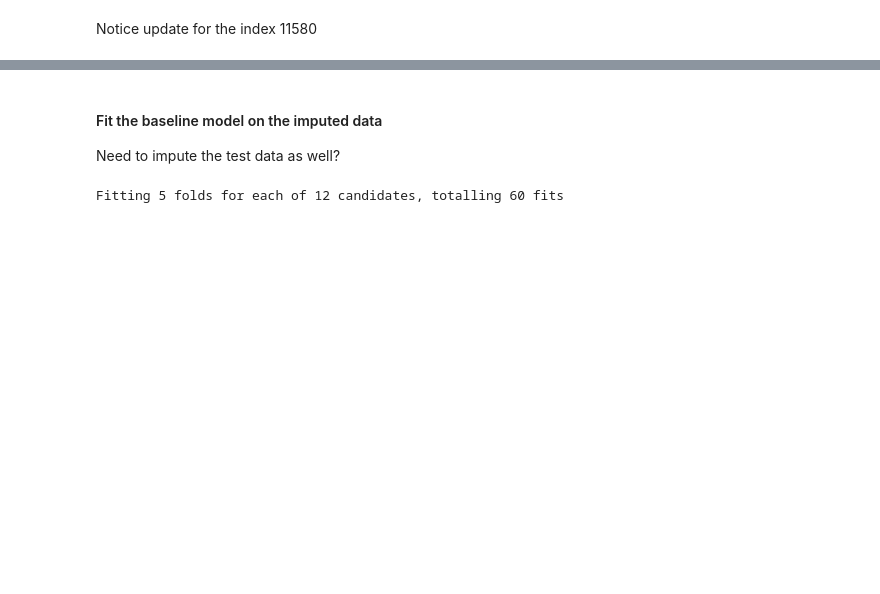
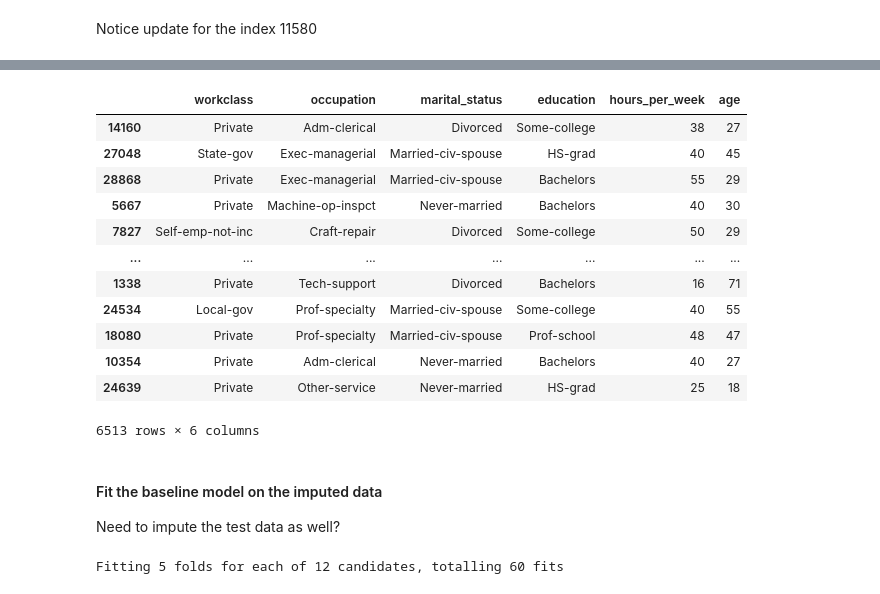
Before and after one commit to SharmaRupali/jenga, a Jupyter notebook: experiment-jenga-datawig.ipynb, the cells around one changed output, grey strips where cells are left out. Cells and saved outputs as stored; diff of their text form; code cells hidden in the pictures; blank space fills up the shorter version.

```diff
--- a/experiment-jenga-datawig.ipynb
+++ b/experiment-jenga-datawig.ipynb
@@ -322,4 +335,23 @@ train_dat_imputed
 26048 rows × 6 columns
+# %%
+## impute the test data for missing values in "workclass" and "occupation"
+test_dat_imputed = impute_dat(test_dat, ["workclass", "occupation"],[workclass_imputer, occupation_imputer])
+# %%
+test_dat_imputed
+# %% [output]
+|  | workclass | occupation | marital_status | education | hours_per_week | age |
+| 14160 | Private | Adm-clerical | Divorced | Some-college | 38 | 27 |
+| 27048 | State-gov | Exec-managerial | Married-civ-spouse | HS-grad | 40 | 45 |
+| 28868 | Private | Exec-managerial | Married-civ-spouse | Bachelors | 55 | 29 |
+| 5667 | Private | Machine-op-inspct | Never-married | Bachelors | 40 | 30 |
+| 7827 | Self-emp-not-inc | Craft-repair | Divorced | Some-college | 50 | 29 |
+| ... | ... | ... | ... | ... | ... | ... |
+| 1338 | Private | Tech-support | Divorced | Bachelors | 16 | 71 |
+| 24534 | Local-gov | Prof-specialty | Married-civ-spouse | Some-college | 40 | 55 |
+| 18080 | Private | Prof-specialty | Married-civ-spouse | Prof-school | 48 | 47 |
+| 10354 | Private | Adm-clerical | Never-married | Bachelors | 40 | 27 |
+| 24639 | Private | Other-service | Never-married | HS-grad | 25 | 18 |
+6513 rows × 6 columns
 # %% [markdown]
 #### Fit the baseline model on the imputed data
 Need to impute the test data as well?
```
Also changed, not shown: parts of 29 cells of this notebook.
